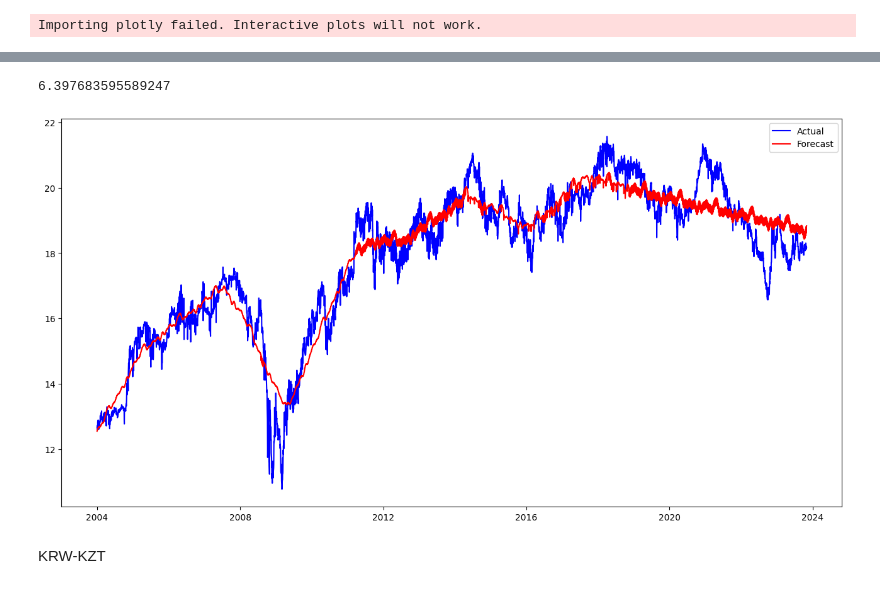
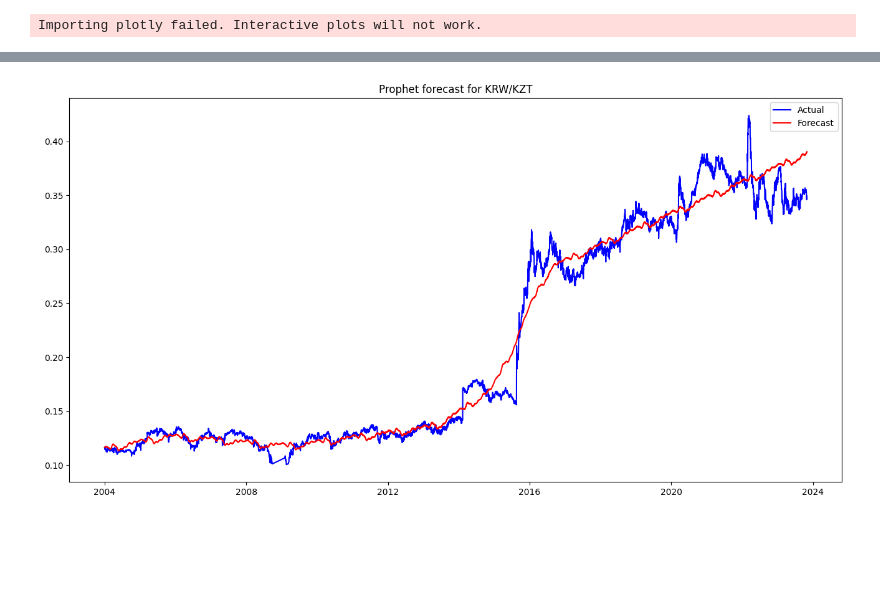
Before and after one commit to kurone02/currency-exchange-forecast, a Jupyter notebook: prophet.ipynb, the cells around one changed output, grey strips where cells are left out. Saved outputs shown, nothing was run; the diff lists cells and outputs as text; code cells hidden in the pictures; blank space fills up the shorter version.

Commit message:
Updated with test set results and plots

```diff
--- a/prophet.ipynb
+++ b/prophet.ipynb
@@ -114,3 +125,0 @@ best_params
-# %%
-best_model = Prophet(**best_params)
-best_model.fit(train)
@@ -123,0 +126,5 @@ forecast = best_model.predict(future)
+# %%
+model = Prophet(**best_params)
+# for i in range(context_length):
+#     model.add_regressor(f'y_lag_{i}')
+model.fit(train)
@@ -123,0 +135,7 @@ forecast = best_model.predict(future)
+# %%
+# future = data.copy().drop('y', axis=1)
+# future.reset_index(drop=True, inplace=True)
+future = model.make_future_dataframe(periods=test_size+30)
+forecast = model.predict(future)
+forecast = forecast[['ds', 'yhat']]
+forecast
@@ -124 +156,4 @@ forecast = best_model.predict(future)
+# %%
+forecast[['yhat']] = scaler.inverse_transform(forecast[['yhat']])
+data[['y']] = scaler.inverse_transform(data[['y']])
 # %%
@@ -127,15 +162,10 @@ y_pred = forecast['yhat'].values[-len(test):]
-# %%
-mse = mean_squared_error(y_true, y_pred)
-mse
-# %% [output]
-6.397683595589247
 # %%
 plt.figure(figsize=(16,8))
 plt.plot(data['ds'], data['y'], label='Actual', color='blue')
+plt.title(f"Prophet forecast for KRW/KZT")
 plt.plot(forecast['ds'][:len(data)], forecast['yhat'][:len(data)], label='Forecast', color='red')
 plt.legend()
+plt.savefig('./plots/prophet_krwkzt_train_val')
 plt.show()
 # %% [output]
-[figure, old version]
+[figure, new version]
-# %% [markdown]
-KRW-KZT
```
Also changed, not shown: parts of 29 cells of this notebook, 9 other files.
